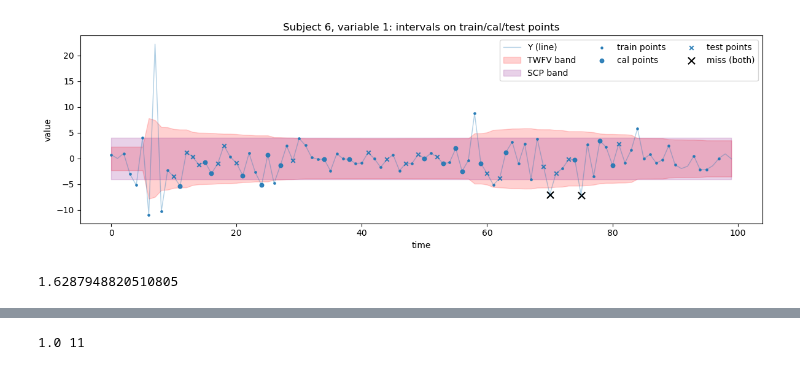
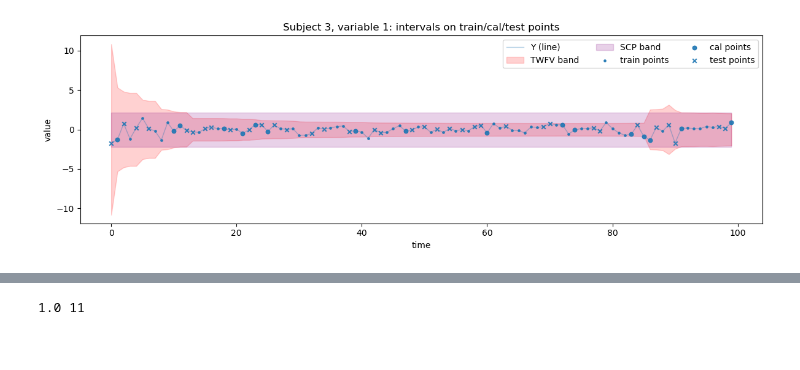
Before and after one commit to shookie13/latent_factor_conformal, a Jupyter notebook: run.ipynb, the cells around one changed output, grey strips where cells are left out. Saved outputs shown, nothing was run; the diff lists cells and outputs as text; code cells hidden in the pictures.

```diff
--- a/run.ipynb
+++ b/run.ipynb
@@ -74,0 +87,2 @@ local_var_Y=local_var_Y_from_info(info)
+# %%
+local_var_Y=local_var_Y_from_info(info,print_i=0,print_t=30)
@@ -74,0 +107,10 @@ local_var_Y=local_var_Y_from_info(info)
+# %%
+plt.figure(figsize=(10, 6))
+for i in range(info['s_t_true'].shape[0]):  # Loop over subjects
+    plt.plot(info['s_t_true'][i, :, 0], label=f"Subject {i}")
+plt.xlabel("t (time)")
+plt.ylabel("s_t_true[i, t, 0]")
+plt.title("s_t_true for factor 0: each subject line over t")
+plt.legend(title="Subject", bbox_to_anchor=(1.05, 1), loc='upper left')
+plt.tight_layout()
+plt.show()
@@ -74,0 +119,10 @@ local_var_Y=local_var_Y_from_info(info)
+# %%
+plt.figure(figsize=(10, 6))
+for i in range(C_true.shape[0]):  # Loop over subjects
+    plt.plot(C_true[i, 0, :], label=f"Subject {i}")
+plt.xlabel("M_ctrl (m)")
+plt.ylabel("C_true[i, 0, m]")
+plt.title("C_true for factor 0: each subject line over M_ctrl")
+plt.legend(title="Subject", bbox_to_anchor=(1.05, 1), loc='upper left')
+plt.tight_layout()
+plt.show()
@@ -231,15 +290,15 @@ def conditional_coverage(test_idx, covered, I, J, T, *,
 
     return float(np.mean(covered[keep])), int(np.sum(keep))
 # %%
-# Calibration true and fitted
-def filter_idx_by_time(idx, I, J, T, t_lo=10, t_hi=90):
-    keep = np.zeros(idx.size, dtype=bool)
-    for n, k in enumerate(idx.tolist()):
-        _, _, t = unflatten(int(k), I, J, T)
-        keep[n] = (t_lo <= t <= t_hi)
-    return idx[keep]
-cal_idx = filter_idx_by_time(cal_idx, I, J, T, t_lo=10, t_hi=90)
-test_idx = filter_idx_by_time(test_idx, I, J, T, t_lo=10, t_hi=90)
+# # Calibration true and fitted
+# def filter_idx_by_time(idx, I, J, T, t_lo=10, t_hi=90):
+#     keep = np.zeros(idx.size, dtype=bool)
+#     for n, k in enumerate(idx.tolist()):
+#         _, _, t = unflatten(int(k), I, J, T)
+#         keep[n] = (t_lo <= t <= t_hi)
+#     return idx[keep]
+# cal_idx = filter_idx_by_time(cal_idx, I, J, T, t_lo=10, t_hi=90)
+# test_idx = filter_idx_by_time(test_idx, I, J, T, t_lo=10, t_hi=90)
 
 Y_cal_true = np.zeros(cal_idx.size, dtype=float)
 for n, k in enumerate(cal_idx.tolist()):
@@ -359,20 +420,16 @@ total_interval_cp = cp.predict_interval_from_fit(all_idx, all_Y_fit, alpha=0.1)
 # %%
 from twfv import plot_intervals_on_series_from_q_sigma
 plot_intervals_on_series_from_q_sigma(
     Y=Y, I=I, T=T, J=J,
-    subj_i=6, var_j=1,
+    subj_i=3, var_j=1,
     train_idx=train_idx, cal_idx=cal_idx, test_idx=test_idx,
     sigma_tmfv=sigma_fitted,   # (I,T,J)
     yhat=None,                 # or yhat_full (I,T,J) if you have it
     q_tmfv=tmfv_result[2],
     q_scp=cp.q_abs,
 )
 # %% [output]
-[figure, old version]
+[figure, new version]
-# %%
-q_oracle
-# %% [output]
-1.6287948820510805
 # %%
 plot_intervals_on_series_from_q_sigma(
     Y=Y, I=I, T=T, J=J,
```
Also changed, not shown: parts of 26 cells of this notebook, 13 other files.
